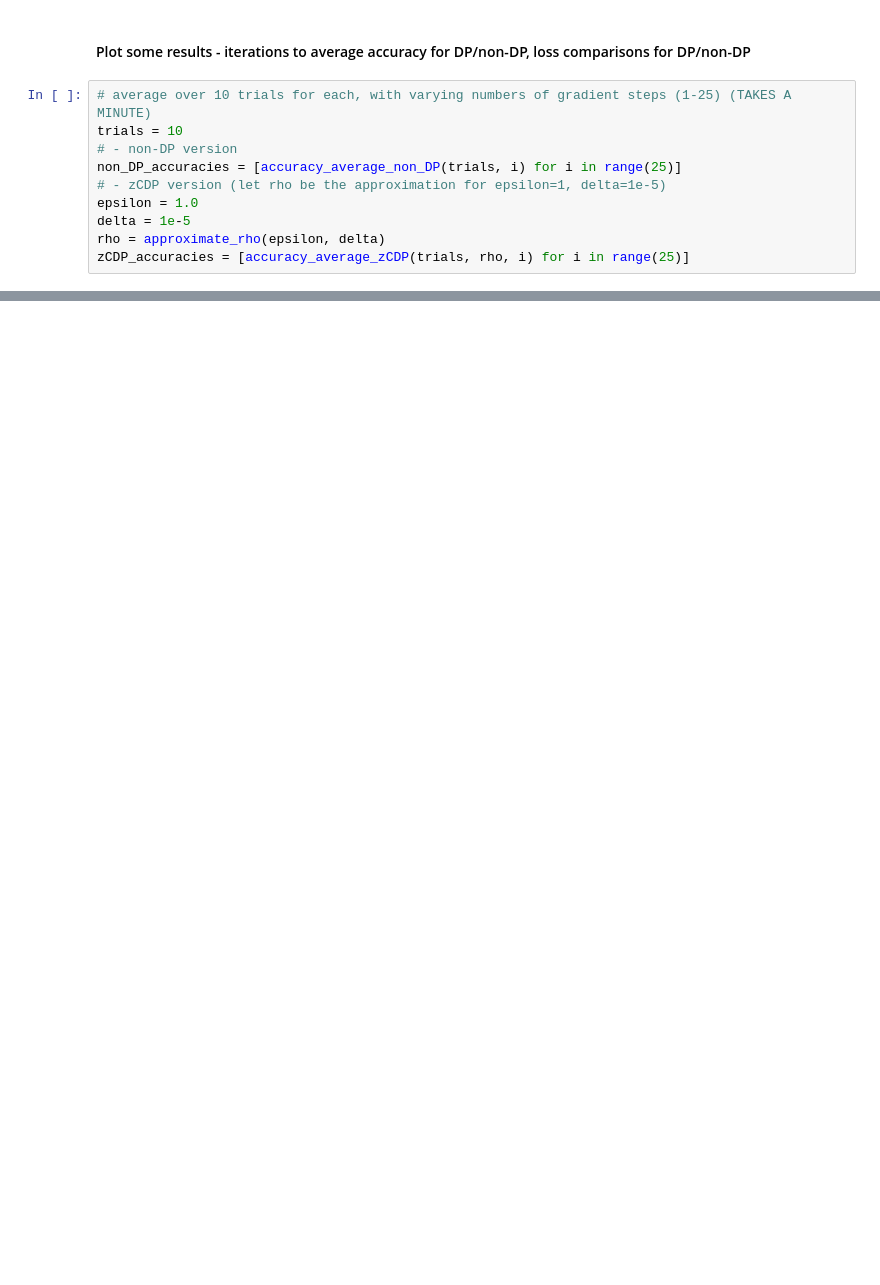
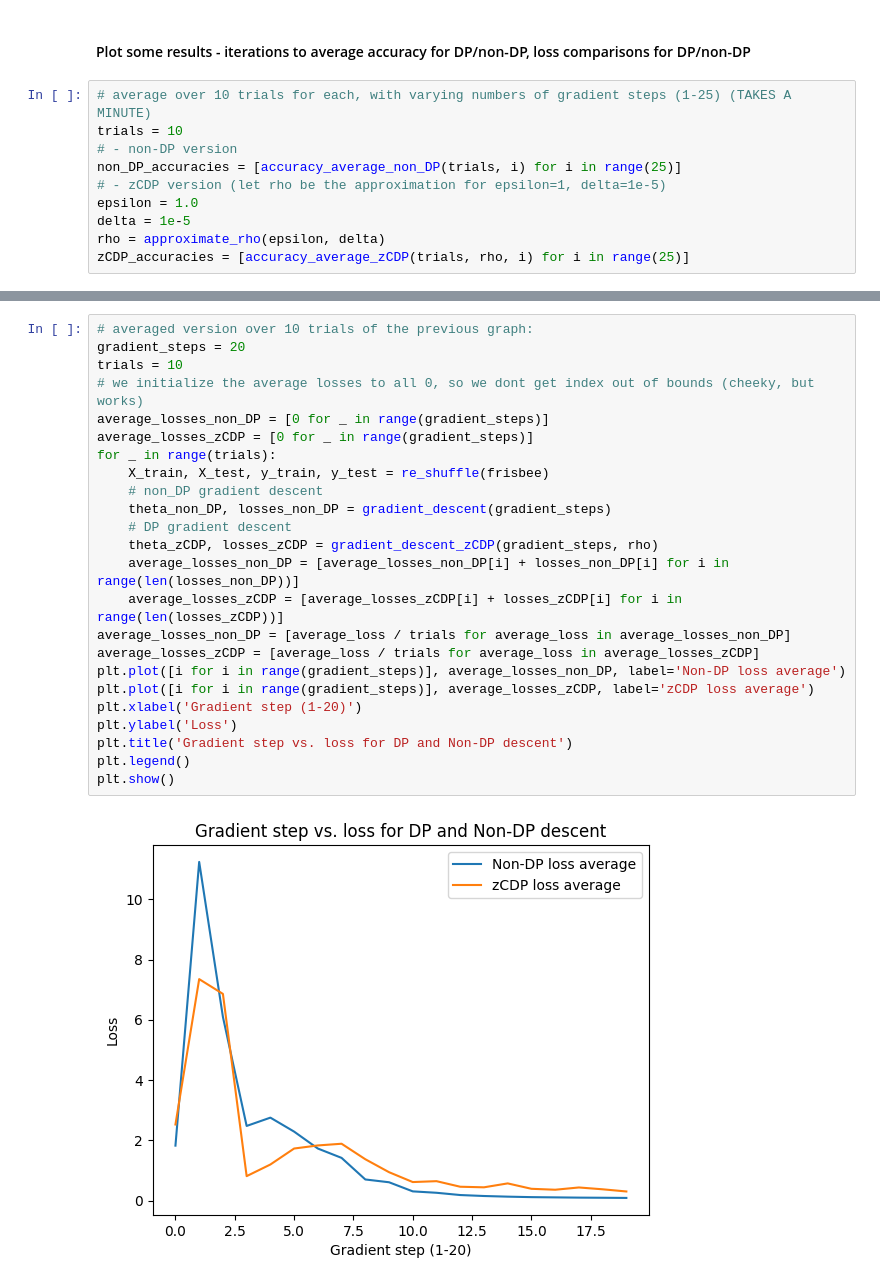
Before and after one commit to jbellizia/cs-3110-final, a Jupyter notebook: Final.ipynb, the cells around one changed output, grey strips where cells are left out. Cells and saved outputs as stored; diff of their text form; blank space fills up the shorter version.

```diff
--- a/Final.ipynb
+++ b/Final.ipynb
@@ -254,0 +275,26 @@ plt.show()
+# %%
+# averaged version over 10 trials of the previous graph:
+gradient_steps = 20
+trials = 10
+# we initialize the average losses to all 0, so we dont get index out of bounds (cheeky, but works)
+average_losses_non_DP = [0 for _ in range(gradient_steps)]
+average_losses_zCDP = [0 for _ in range(gradient_steps)]
+for _ in range(trials):
+    X_train, X_test, y_train, y_test = re_shuffle(frisbee)
+    # non_DP gradient descent
+    theta_non_DP, losses_non_DP = gradient_descent(gradient_steps)
+    # DP gradient descent
+    theta_zCDP, losses_zCDP = gradient_descent_zCDP(gradient_steps, rho)
+    average_losses_non_DP = [average_losses_non_DP[i] + losses_non_DP[i] for i in range(len(losses_non_DP))]
+    average_losses_zCDP = [average_losses_zCDP[i] + losses_zCDP[i] for i in range(len(losses_zCDP))]
+average_losses_non_DP = [average_loss / trials for average_loss in average_losses_non_DP]
+average_losses_zCDP = [average_loss / trials for average_loss in average_losses_zCDP]
+plt.plot([i for i in range(gradient_steps)], average_losses_non_DP, label='Non-DP loss average')
+plt.plot([i for i in range(gradient_steps)], average_losses_zCDP, label='zCDP loss average')
+plt.xlabel('Gradient step (1-20)')
+plt.ylabel('Loss')
+plt.title('Gradient step vs. loss for DP and Non-DP descent')
+plt.legend()
+plt.show()
+# %% [output]
+[figure, added]
```
Also changed, not shown: parts of 4 cells of this notebook.
